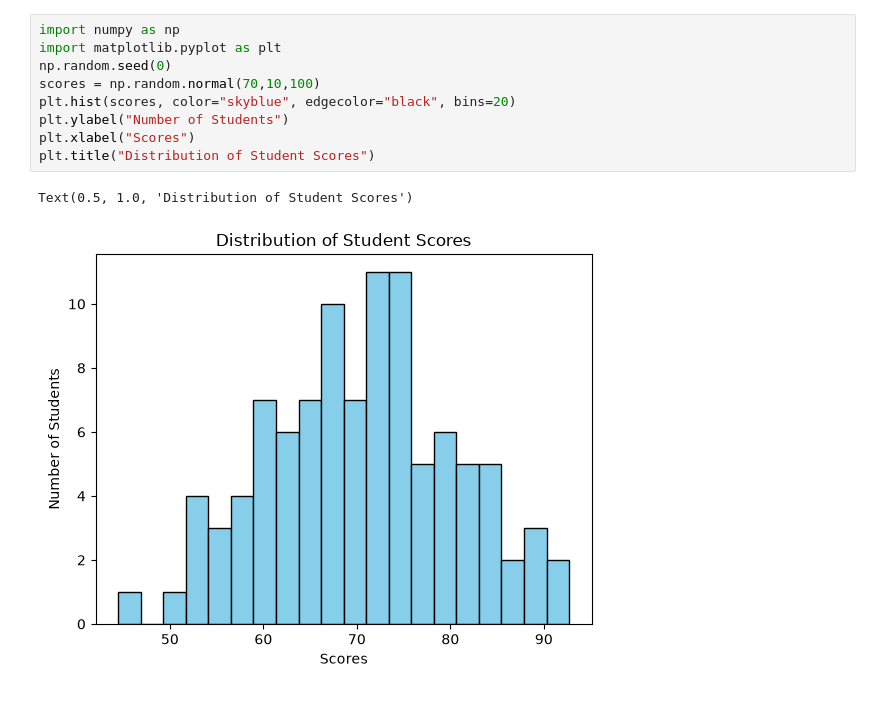
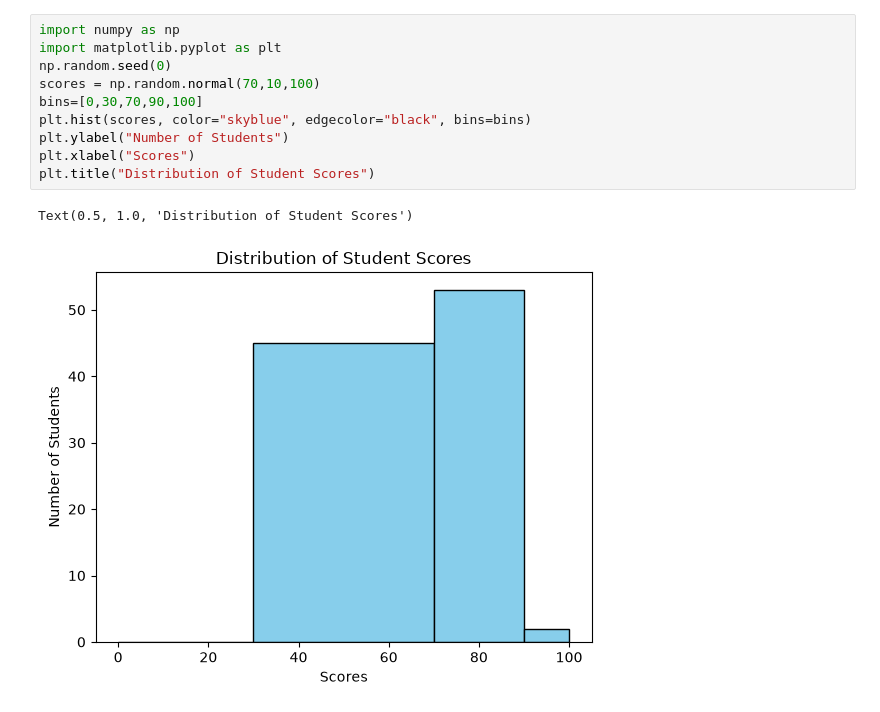
Before and after one commit to Ayushman2005/Machine_Learning, a Jupyter notebook: Data Visualisation/data_visualise_2.ipynb, the cells around one changed output. Drawn from its saved outputs; the diff is of its cells as text.

```diff
--- a/Data Visualisation/data_visualise_2.ipynb
+++ b/Data Visualisation/data_visualise_2.ipynb
@@ -1,12 +1,13 @@
 # %%
 import numpy as np
 import matplotlib.pyplot as plt
 np.random.seed(0)
 scores = np.random.normal(70,10,100)
-plt.hist(scores, color="skyblue", edgecolor="black", bins=20)
+bins=[0,30,70,90,100]
+plt.hist(scores, color="skyblue", edgecolor="black", bins=bins)
 plt.ylabel("Number of Students")
 plt.xlabel("Scores")
 plt.title("Distribution of Student Scores")
 # %% [output]
 Text(0.5, 1.0, 'Distribution of Student Scores')
-[figure, old version]
+[figure, new version]
```
Also changed, not shown: parts of 3 cells of this notebook.
